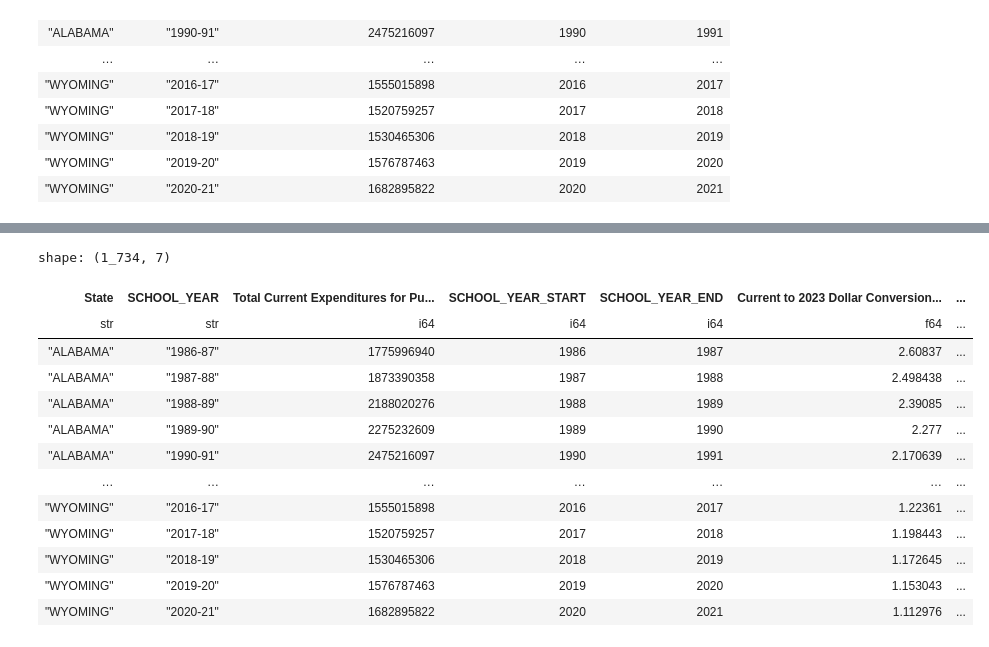
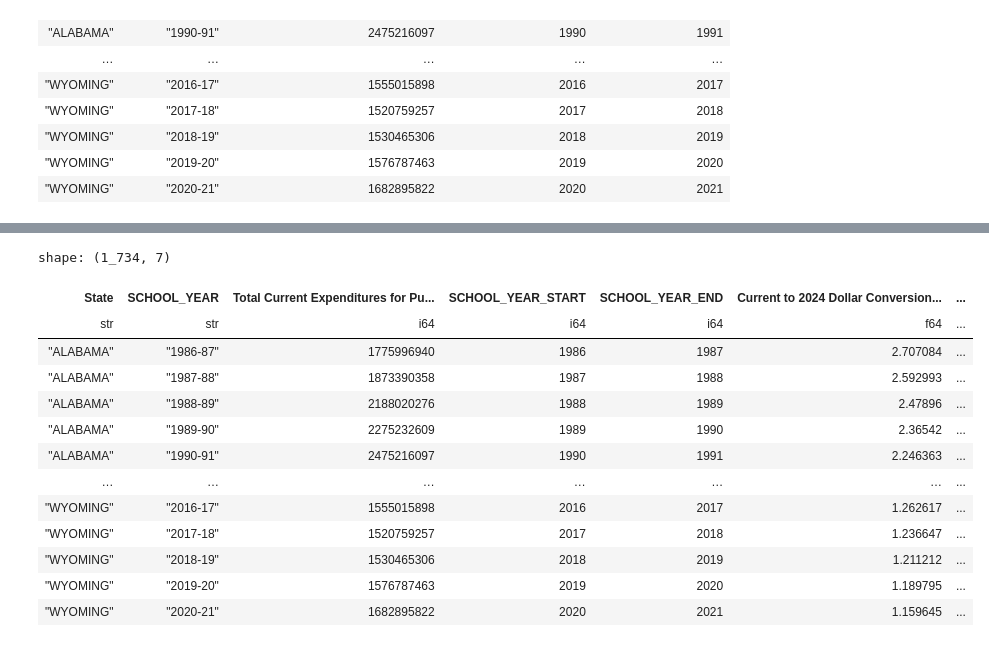
Before and after one commit to dominictarro/2024-08-education-trends, a Jupyter notebook: Spending History.ipynb, the cells around one changed output, grey strips where cells are left out. Drawn from its saved outputs; the diff is of its cells as text; code cells hidden in the pictures.

```diff
--- a/Spending History.ipynb
+++ b/Spending History.ipynb
@@ -50,9 +50,9 @@ inflation = pl.read_excel(
     read_options=dict(header_row=11),
 )
 inflation = inflation.with_columns(
-    pl.col("Annual").shift(-1).alias("Annual (Next Year)")
-).filter(pl.col("Year") < 2023).sort("Year", descending=True).with_columns(
-    (1 + pl.col("Annual (Next Year)") / 100).cum_prod().alias("Current to 2023 Dollar Conversion Rate")
+    pl.col("HALF1").shift(-1).alias("Half 1 (Next Year)")
+).filter(pl.col("Year") < 2024).sort("Year", descending=True).with_columns(
+    (1 + pl.col("Half 1 (Next Year)") / 100).cum_prod().alias("Current to 2024 Dollar Conversion Rate")
 ).sort("Year")
 inflation
 # %% [output]
@@ -73,31 +73,31 @@ shape: (37, 18)
 # %%
 adjusted_spending = df.join(
-    inflation.select("Year", "Current to 2023 Dollar Conversion Rate"),
+    inflation.select("Year", "Current to 2024 Dollar Conversion Rate"),
     left_on="SCHOOL_YEAR_END",
     right_on="Year",
 ).with_columns(
     (
         pl.col("Total Current Expenditures for Public El-Sec (TE5)")
-        * pl.col("Current to 2023 Dollar Conversion Rate")
+        * pl.col("Current to 2024 Dollar Conversion Rate")
         / 1_000_000_000
-    ).alias("Total Current Expenditures for Public El-Sec (TE5) (Billions, 2023 Dollars)")
+    ).alias("Total Current Expenditures for Public El-Sec (TE5) (Billions, 2024 Dollars)")
 )
 adjusted_spending
 # %% [output]
 shape: (1_734, 7)
-| State | SCHOOL_YEAR | Total Current Expenditures for Pu... | SCHOOL_YEAR_START | SCHOOL_YEAR_END | Current to 2023 Dollar Conversion... | ... |
+| State | SCHOOL_YEAR | Total Current Expenditures for Pu... | SCHOOL_YEAR_START | SCHOOL_YEAR_END | Current to 2024 Dollar Conversion... | ... |
 | str | str | i64 | i64 | i64 | f64 | ... |
-| "ALABAMA" | "1986-87" | 1775996940 | 1986 | 1987 | 2.60837 | ... |
-| "ALABAMA" | "1987-88" | 1873390358 | 1987 | 1988 | 2.498438 | ... |
-| "ALABAMA" | "1988-89" | 2188020276 | 1988 | 1989 | 2.39085 | ... |
-| "ALABAMA" | "1989-90" | 2275232609 | 1989 | 1990 | 2.277 | ... |
-| "ALABAMA" | "1990-91" | 2475216097 | 1990 | 1991 | 2.170639 | ... |
+| "ALABAMA" | "1986-87" | 1775996940 | 1986 | 1987 | 2.707084 | ... |
+| "ALABAMA" | "1987-88" | 1873390358 | 1987 | 1988 | 2.592993 | ... |
+| "ALABAMA" | "1988-89" | 2188020276 | 1988 | 1989 | 2.47896 | ... |
+| "ALABAMA" | "1989-90" | 2275232609 | 1989 | 1990 | 2.36542 | ... |
+| "ALABAMA" | "1990-91" | 2475216097 | 1990 | 1991 | 2.246363 | ... |
 | … | … | … | … | … | … | ... |
-| "WYOMING" | "2016-17" | 1555015898 | 2016 | 2017 | 1.22361 | ... |
-| "WYOMING" | "2017-18" | 1520759257 | 2017 | 2018 | 1.198443 | ... |
-| "WYOMING" | "2018-19" | 1530465306 | 2018 | 2019 | 1.172645 | ... |
-| "WYOMING" | "2019-20" | 1576787463 | 2019 | 2020 | 1.153043 | ... |
-| "WYOMING" | "2020-21" | 1682895822 | 2020 | 2021 | 1.112976 | ... |
+| "WYOMING" | "2016-17" | 1555015898 | 2016 | 2017 | 1.262617 | ... |
+| "WYOMING" | "2017-18" | 1520759257 | 2017 | 2018 | 1.236647 | ... |
+| "WYOMING" | "2018-19" | 1530465306 | 2018 | 2019 | 1.211212 | ... |
+| "WYOMING" | "2019-20" | 1576787463 | 2019 | 2020 | 1.189795 | ... |
+| "WYOMING" | "2020-21" | 1682895822 | 2020 | 2021 | 1.159645 | ... |
 # %%
 
 def add_top_n_state_annotations(fig: go.Figure, df: pl.DataFrame, n: int = 4):
```
Also changed, not shown: parts of 2 cells of this notebook, 4 other files.
